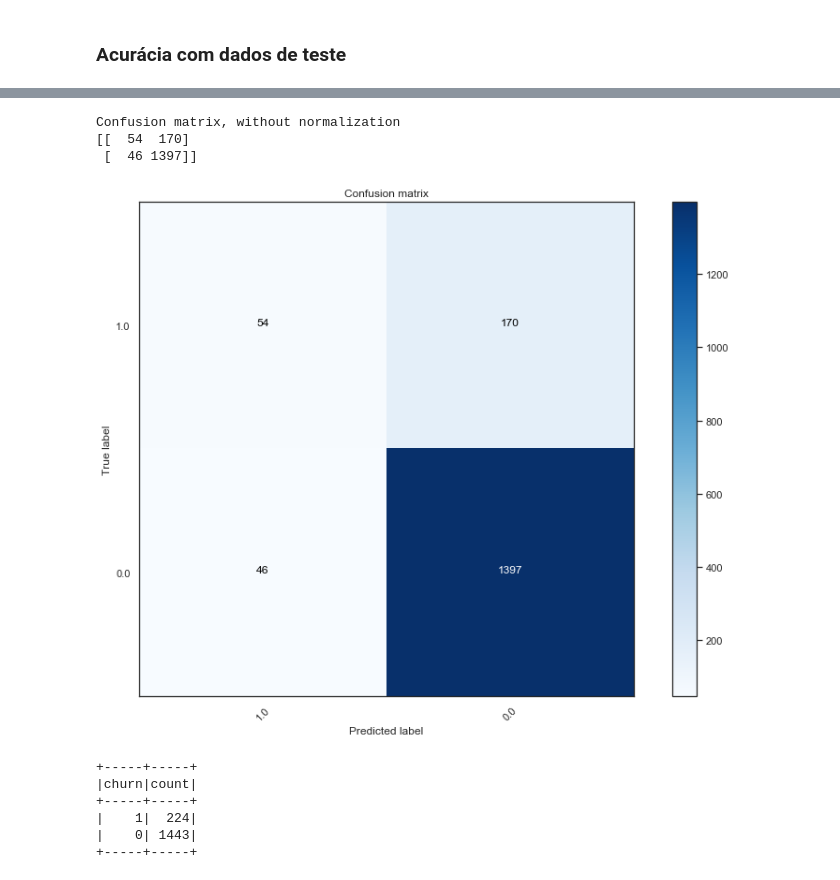
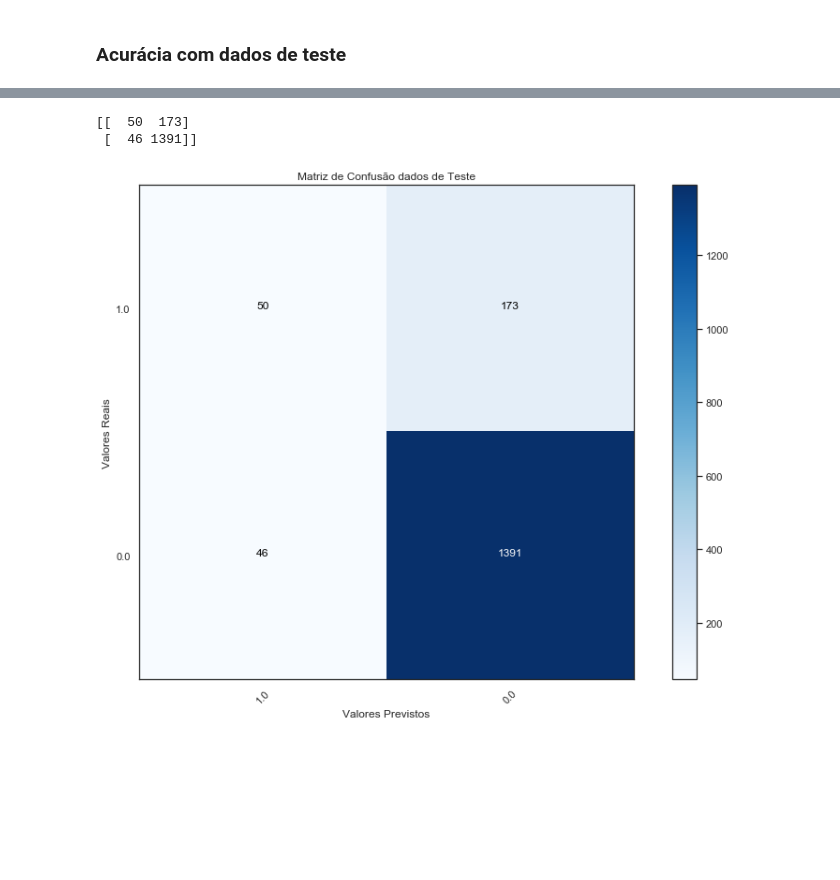
Before and after one commit to FernandoFaillaFoschiani/PySparkChurnAnalytics, a Jupyter notebook: ProjetoChurnAnalytics.ipynb, the cells around one changed output, grey strips where cells are left out. Drawn from its saved outputs; the diff is of its cells as text; code cells hidden in the pictures; blank space fills up the shorter version.

```diff
--- a/ProjetoChurnAnalytics.ipynb
+++ b/ProjetoChurnAnalytics.ipynb
@@ -508,16 +596,12 @@ assembler = VectorAssembler().setInputCols([
  'number_vmail_messages',
  'total_day_minutes',
  'total_day_calls',
- 'total_day_charge',
  'total_eve_minutes',
  'total_eve_calls',
- 'total_eve_charge',
  'total_night_minutes',
  'total_night_calls',
- 'total_night_charge',
  'total_intl_minutes',
  'total_intl_calls',
- 'total_intl_charge',
  'number_customer_service_calls',
  'state_encoded']).setOutputCol("vectorized_features")
 
@@ -550,6 +634,7 @@ para não ter que reescrever todo o código novamente podemos criar um pipeline
 # %%
 from pyspark.ml.pipeline import Pipeline
 from pyspark.ml.feature import SQLTransformer
+
 
 pipeline = Pipeline()\
             .setStages([stringIndexer,encoder,assembler])
@@ -557,9 +642,20 @@ pipeline = Pipeline()\
 pipelineModel = pipeline.fit(DFtreino)
 
 df_treino_final = pipelineModel.transform(DFtreino)
+
+def PipelineModelo(df):
+
+    df_final = udf_rmMultiCol(df)
+
+    df_final = udf_Log(df_final)
+
+    df_final = udf_dummy(df_final)
+
+    df_final = pipelineModel.transform(df_final)
+
+    return df_final
 # %%
 #Aplicando os mesmos processamentos nos dados de teste
 
-DFteste = udf_dummy(DFteste)
 
-df_teste_final = pipelineModel.transform(DFteste)
+df_teste_final = PipelineModelo(DFteste)
@@ -613,18 +689,8 @@ class_names=[1.0,0.0]
 import itertools
 def plot_confusion_matrix(cm, classes,
                           normalize=False,
-                          title='Confusion matrix',
+                          title='Matriz de Confusão',
                           cmap=plt.cm.Blues):
-    """
-    This function prints and plots the confusion matrix.
-    Normalization can be applied by setting `normalize=True`.
-    """
-    if normalize:
-        cm = cm.astype('float') / cm.sum(axis=1)[:, np.newaxis]
-        print("Normalized confusion matrix")
-    else:
-        print('Confusion matrix, without normalization')
-
     print(cm)
 
     plt.imshow(cm, interpolation='nearest', cmap=cmap)
@@ -634,42 +700,31 @@ def plot_confusion_matrix(cm, classes,
     plt.xticks(tick_marks, classes, rotation=45)
     plt.yticks(tick_marks, classes)
 
-    fmt = '.2f' if normalize else 'd'
     thresh = cm.max() / 2.
     for i, j in itertools.product(range(cm.shape[0]), range(cm.shape[1])):
-        plt.text(j, i, format(cm[i, j], fmt),
+        plt.text(j, i, format(cm[i, j]),
                  horizontalalignment="center",
                  color="white" if cm[i, j] > thresh else "black")
 
     plt.tight_layout()
-    plt.ylabel('True label')
-    plt.xlabel('Predicted label')
+    plt.ylabel('Valores Reais')
+    plt.xlabel('Valores Previstos')
 # %%
 from sklearn.metrics import confusion_matrix
 
 y_true = predictions.select("churn")
 y_true = y_true.toPandas()
 
 y_pred = predictions.select("prediction")
 y_pred = y_pred.toPandas()
 
 cnf_matrix = confusion_matrix(y_true, y_pred,labels=class_names)
 #cnf_matrix
 plt.figure()
 plot_confusion_matrix(cnf_matrix, classes=class_names,
-                      title='Confusion matrix')
+                      title='Matriz de Confusão dados de Teste')
 plt.show()
 # %% [output]
-Confusion matrix, without normalization
-[[  54  170]
- [  46 1397]]
+[[  50  173]
+ [  46 1391]]
-[figure, old version]
+[figure, new version]
-# %%
-DFteste.groupBy('churn').count().show()
-# %% [output]
-+-----+-----+
-|churn|count|
-+-----+-----+
-|    1|  224|
-|    0| 1443|
-+-----+-----+
```
Also changed, not shown: parts of 17 cells of this notebook.
